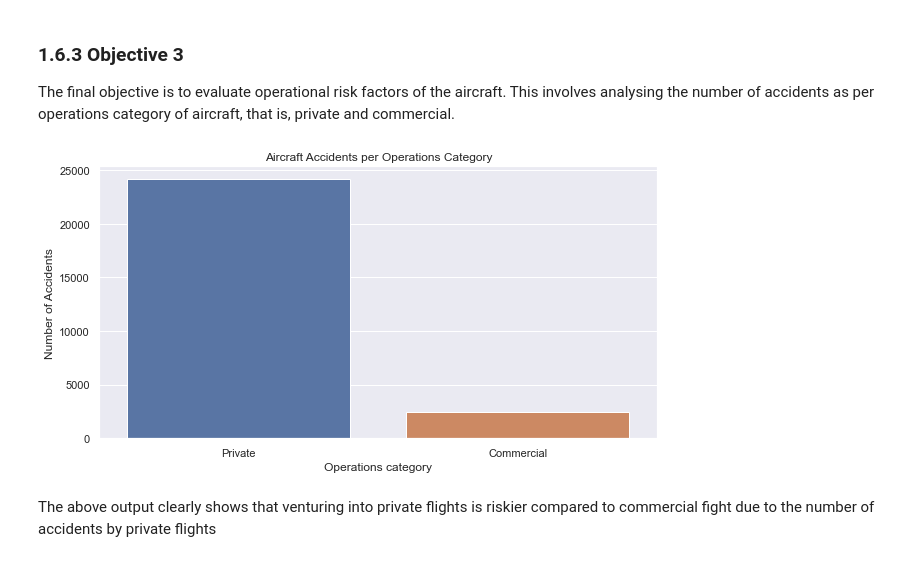
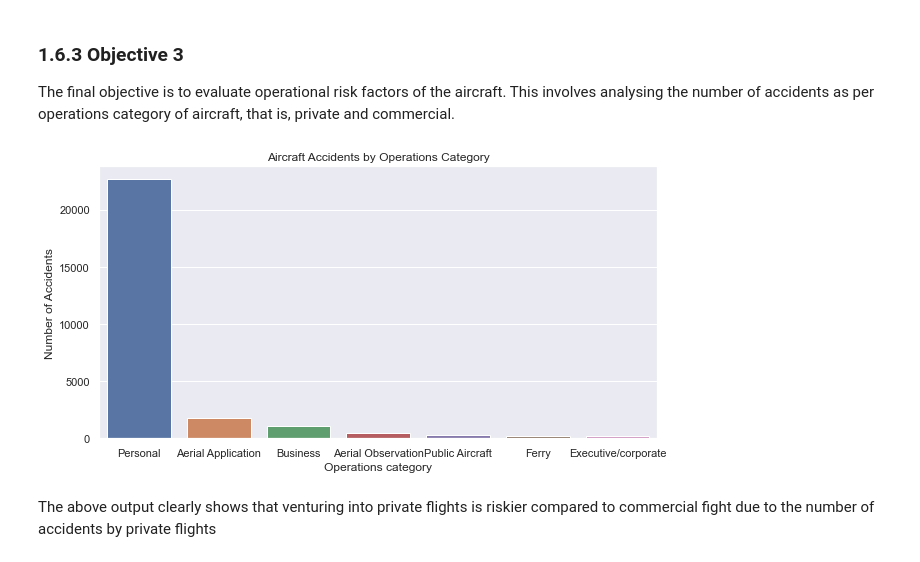
Before and after one commit to Patoh254code/Aviation_risk_analysis_Project, a Jupyter notebook: index.ipynb, the cells around one changed output. Cells and saved outputs as stored; diff of their text form; code cells hidden in the pictures.

```diff
--- a/index.ipynb
+++ b/index.ipynb
@@ -328,18 +328,18 @@ From the above output it can be clearly seen that phase of accidents for most of
 The final objective is to evaluate operational risk factors of the aircraft. This involves analysing the number of accidents as per operations category of aircraft, that is, private and commercial.
 # %%
 # Evaluate operational risk
-operational_category = df_clean['Category of Operation'].value_counts()
+operational_category = df_clean['Purpose.of.flight'].value_counts()
 
 # Visualize opeartional risk
 fig, ax = plt.subplots(figsize=(10,5))
 sns.set_theme(style='darkgrid')
 sns.barplot(x=operational_category.index, y=operational_category.values)
-ax.set(title='Aircraft Accidents per Operations Category', xlabel='Operations category', ylabel='Number of Accidents')
+ax.set(title='Aircraft Accidents by Operations Category', xlabel='Operations category', ylabel='Number of Accidents')
 
 #save the image and ensure image fully displayed
 plt.savefig('Images/Operations-risk.jpg', dpi=300, bbox_inches='tight')
 # %% [output]
-[figure, old version]
+[figure, new version]
 # %% [markdown]
 The above output clearly shows that venturing into private flights is riskier compared to commercial fight due to the number of accidents by private flights
 # %%
```
Also changed, not shown: parts of 1 cell of this notebook, 2 other files.
